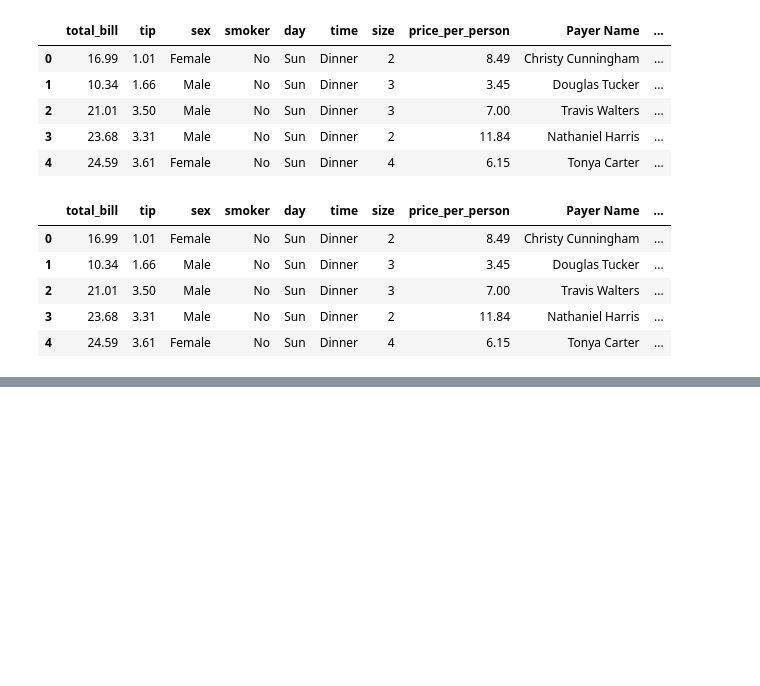
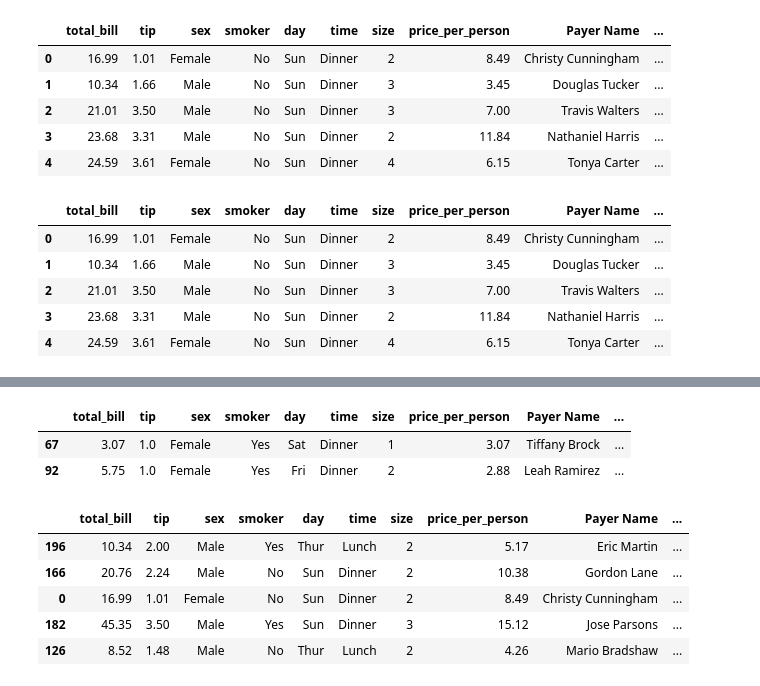
Before and after one commit to sup3rcow/python_ml_ds, a Jupyter notebook: 3.4.pandas-useful-methods.ipynb, the cells around one changed output, grey strips where cells are left out. Saved outputs shown, nothing was run; the diff lists cells and outputs as text; code cells hidden in the pictures; blank space fills up the shorter version.

```diff
--- a/3.4.pandas-useful-methods.ipynb
+++ b/3.4.pandas-useful-methods.ipynb
@@ -103,0 +283,15 @@ df.head()
+# %%
+df.nsmallest(2,'tip')
+# %% [output]
+|  | total_bill | tip | sex | smoker | day | time | size | price_per_person | Payer Name | ... |
+| 67 | 3.07 | 1.0 | Female | Yes | Sat | Dinner | 1 | 3.07 | Tiffany Brock | ... |
+| 92 | 5.75 | 1.0 | Female | Yes | Fri | Dinner | 2 | 2.88 | Leah Ramirez | ... |
+# %%
+df.sample(5) # return 5 random rows
+# %% [output]
+|  | total_bill | tip | sex | smoker | day | time | size | price_per_person | Payer Name | ... |
+| 196 | 10.34 | 2.00 | Male | Yes | Thur | Lunch | 2 | 5.17 | Eric Martin | ... |
+| 166 | 20.76 | 2.24 | Male | No | Sun | Dinner | 2 | 10.38 | Gordon Lane | ... |
+| 0 | 16.99 | 1.01 | Female | No | Sun | Dinner | 2 | 8.49 | Christy Cunningham | ... |
+| 182 | 45.35 | 3.50 | Male | Yes | Sun | Dinner | 3 | 15.12 | Jose Parsons | ... |
+| 126 | 8.52 | 1.48 | Male | No | Thur | Lunch | 2 | 4.26 | Mario Bradshaw | ... |
```
Also changed, not shown: parts of 20 cells of this notebook.
